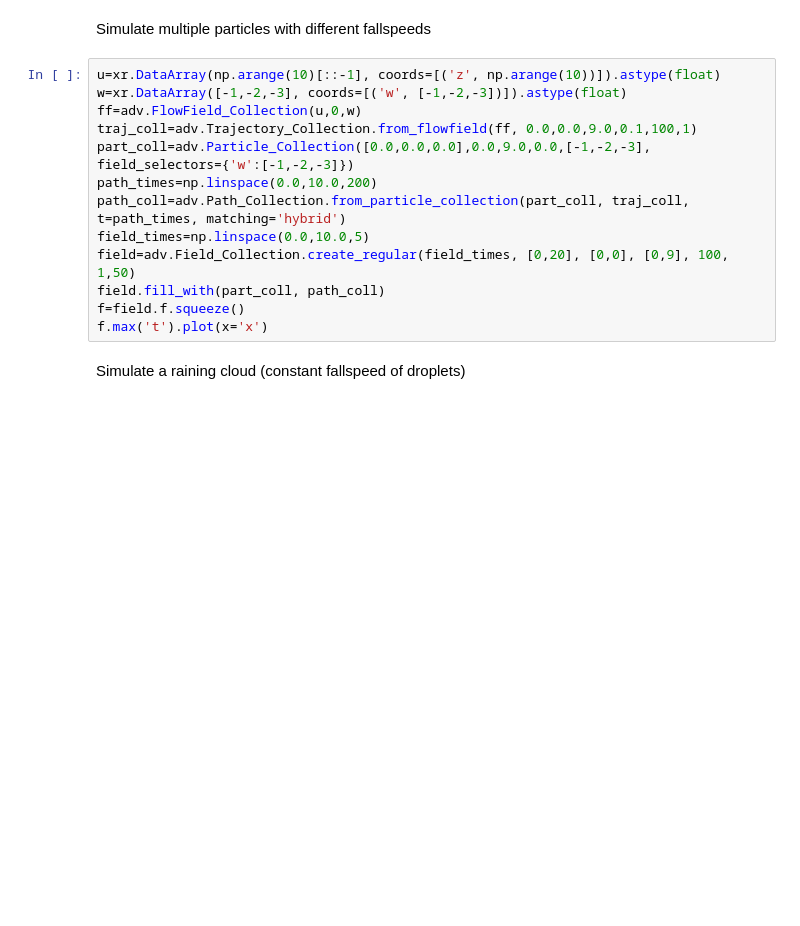
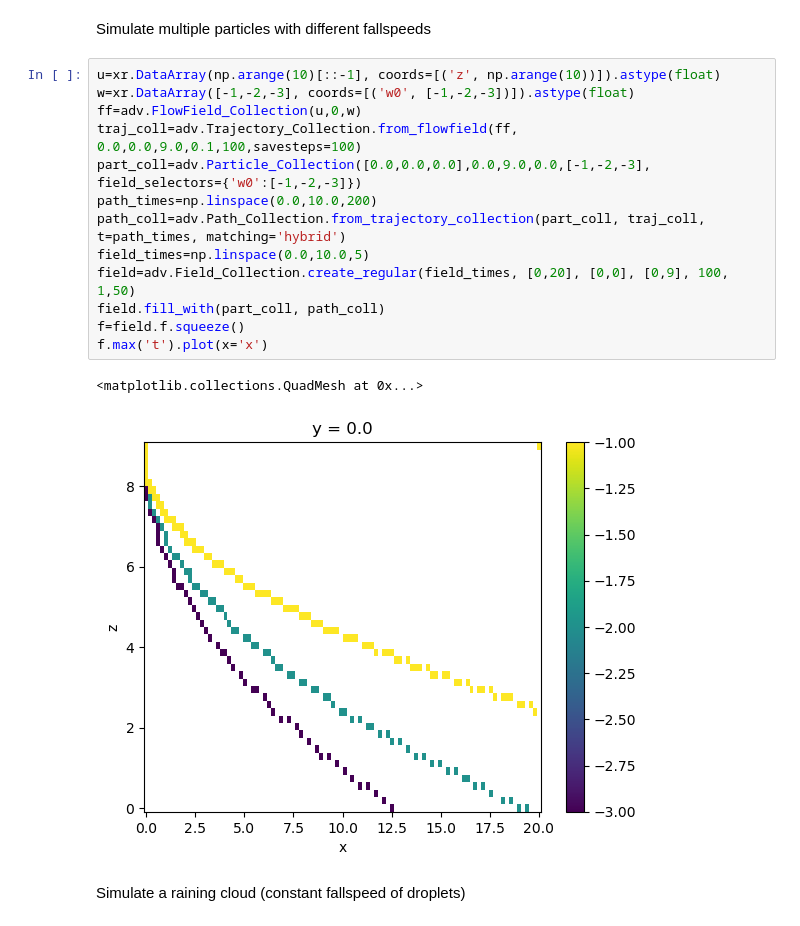
Before and after one commit to Ockenfuss/advesi, a Jupyter notebook: Examples.ipynb, the cells around one changed output. Drawn from its saved outputs; the diff is of its cells as text; blank space fills up the shorter version.

```diff
--- a/Examples.ipynb
+++ b/Examples.ipynb
@@ -37,17 +50,20 @@ f.max('t').plot(x='x')
 Simulate multiple particles with different fallspeeds
 # %%
 u=xr.DataArray(np.arange(10)[::-1], coords=[('z', np.arange(10))]).astype(float)
-w=xr.DataArray([-1,-2,-3], coords=[('w', [-1,-2,-3])]).astype(float)
+w=xr.DataArray([-1,-2,-3], coords=[('w0', [-1,-2,-3])]).astype(float)
 ff=adv.FlowField_Collection(u,0,w)
-traj_coll=adv.Trajectory_Collection.from_flowfield(ff, 0.0,0.0,9.0,0.1,100,1)
-part_coll=adv.Particle_Collection([0.0,0.0,0.0],0.0,9.0,0.0,[-1,-2,-3], field_selectors={'w':[-1,-2,-3]})
+traj_coll=adv.Trajectory_Collection.from_flowfield(ff, 0.0,0.0,9.0,0.1,100,savesteps=100)
+part_coll=adv.Particle_Collection([0.0,0.0,0.0],0.0,9.0,0.0,[-1,-2,-3], field_selectors={'w0':[-1,-2,-3]})
 path_times=np.linspace(0.0,10.0,200)
-path_coll=adv.Path_Collection.from_particle_collection(part_coll, traj_coll, t=path_times, matching='hybrid')
+path_coll=adv.Path_Collection.from_trajectory_collection(part_coll, traj_coll, t=path_times, matching='hybrid')
 field_times=np.linspace(0.0,10.0,5)
 field=adv.Field_Collection.create_regular(field_times, [0,20], [0,0], [0,9], 100, 1,50)
 field.fill_with(part_coll, path_coll)
 f=field.f.squeeze()
 f.max('t').plot(x='x')
+# %% [output]
+<matplotlib.collections.QuadMesh at 0x...>
+[figure, added]
 # %% [markdown]
 
 Simulate a raining cloud (constant fallspeed of droplets)
```
Also changed, not shown: parts of 17 cells of this notebook.
